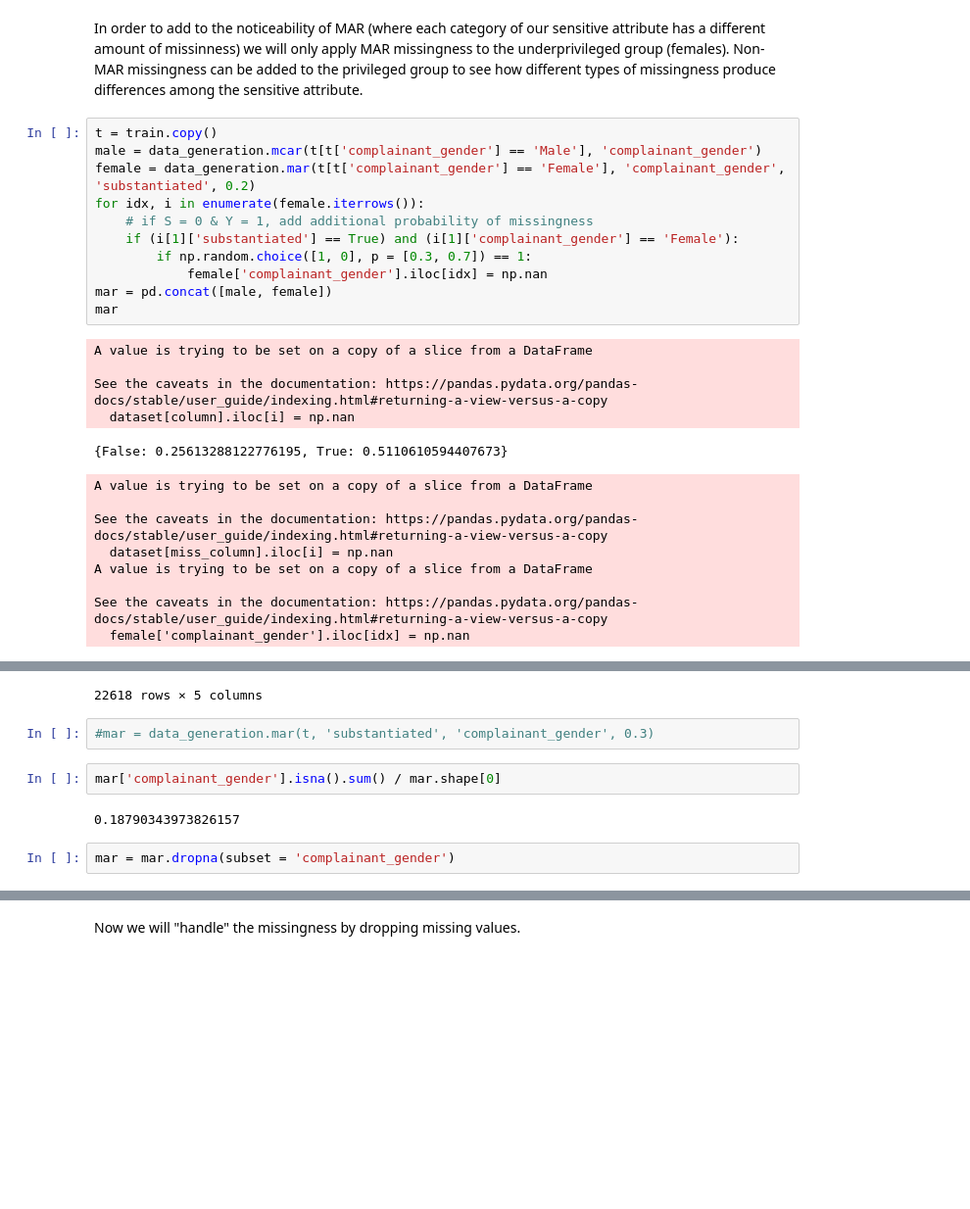
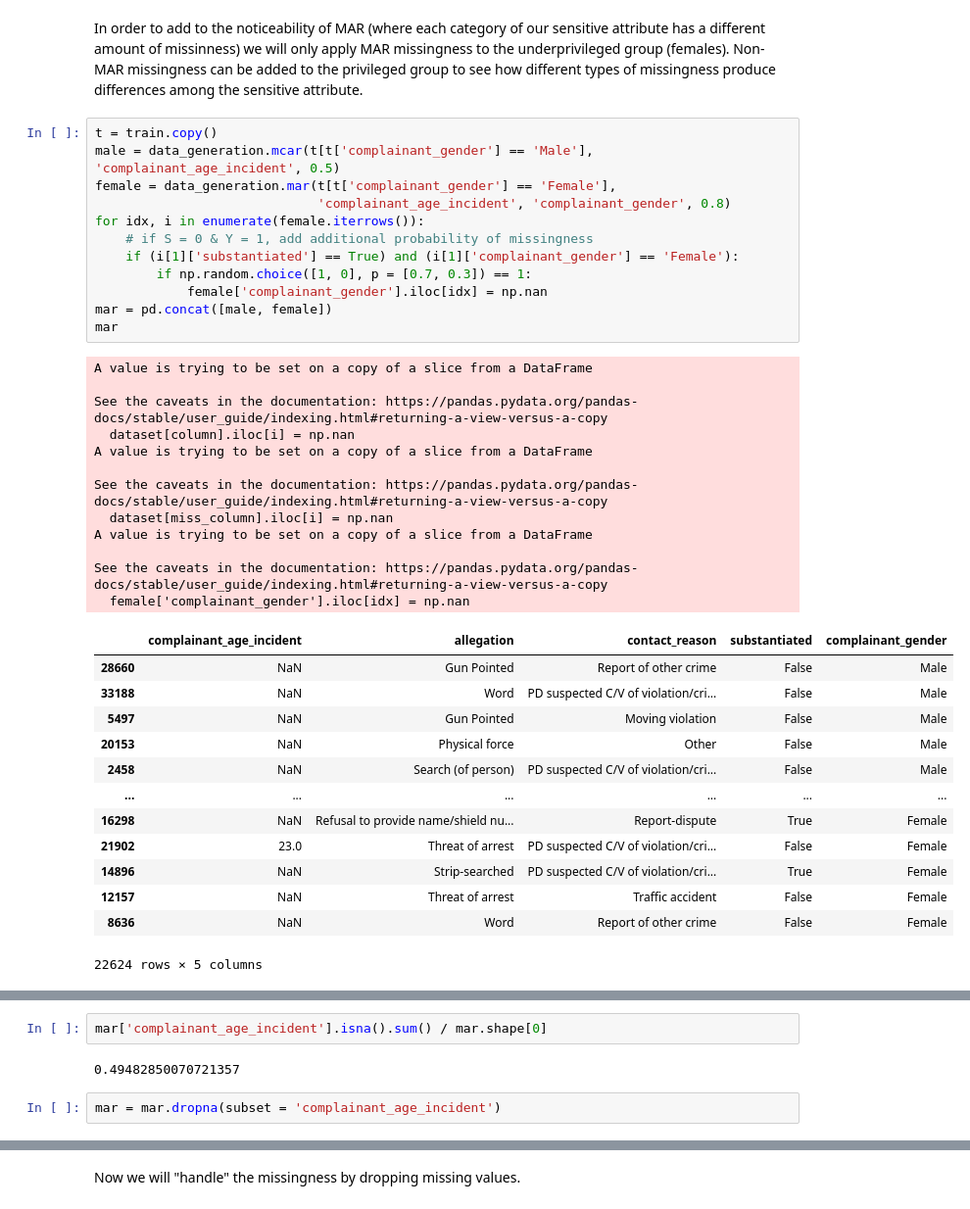
Before and after one commit to alecpanattoni/DSC180BProject, a Jupyter notebook: run.ipynb, the cells around one changed output, grey strips where cells are left out. Shown: that part at 98% size. Saved outputs shown, nothing was run; the diff lists cells and outputs as text; blank space fills up the shorter version.

```diff
--- a/run.ipynb
+++ b/run.ipynb
@@ -91,26 +91,39 @@ plt.legend(['MaleSub', 'MaleNot', 'FemaleSub', 'FemaleNot'])
 In order to add to the noticeability of MAR (where each category of our sensitive attribute has a different amount of missinness) we will only apply MAR missingness to the underprivileged group (females). Non-MAR missingness can be added to the privileged group to see how different types of missingness produce differences among the sensitive attribute.
 # %%
 t = train.copy()
-male = data_generation.mcar(t[t['complainant_gender'] == 'Male'], 'complainant_gender')
-female = data_generation.mar(t[t['complainant_gender'] == 'Female'], 'complainant_gender', 'substantiated', 0.2)
+male = data_generation.mcar(t[t['complainant_gender'] == 'Male'], 'complainant_age_incident', 0.5)
+female = data_generation.mar(t[t['complainant_gender'] == 'Female'],
+                             'complainant_age_incident', 'complainant_gender', 0.8)
 for idx, i in enumerate(female.iterrows()):
     # if S = 0 & Y = 1, add additional probability of missingness
     if (i[1]['substantiated'] == True) and (i[1]['complainant_gender'] == 'Female'):
-        if np.random.choice([1, 0], p = [0.3, 0.7]) == 1:
+        if np.random.choice([1, 0], p = [0.7, 0.3]) == 1:
             female['complainant_gender'].iloc[idx] = np.nan
 mar = pd.concat([male, female])
 mar
 # %% [output]
 A value is trying to be set on a copy of a slice from a DataFrame
 
 See the caveats in the documentation: https://pandas.pydata.org/pandas-docs/stable/user_guide/indexing.html#returning-a-view-versus-a-copy
   dataset[column].iloc[i] = np.nan
+A value is trying to be set on a copy of a slice from a DataFrame
+
+See the caveats in the documentation: https://pandas.pydata.org/pandas-docs/stable/user_guide/indexing.html#returning-a-view-versus-a-copy
+  dataset[miss_column].iloc[i] = np.nan
+A value is trying to be set on a copy of a slice from a DataFrame
+
+See the caveats in the documentation: https://pandas.pydata.org/pandas-docs/stable/user_guide/indexing.html#returning-a-view-versus-a-copy
+  female['complainant_gender'].iloc[idx] = np.nan
+|  | complainant_age_incident | allegation | contact_reason | substantiated | complainant_gender |
+| 28660 | NaN | Gun Pointed | Report of other crime | False | Male |
+| 33188 | NaN | Word | PD suspected C/V of violation/cri... | False | Male |
+| 5497 | NaN | Gun Pointed | Moving violation | False | Male |
+| 20153 | NaN | Physical force | Other | False | Male |
+| 2458 | NaN | Search (of person) | PD suspected C/V of violation/cri... | False | Male |
+| ... | ... | ... | ... | ... | ... |
+| 16298 | NaN | Refusal to provide name/shield nu... | Report-dispute | True | Female |
+| 21902 | 23.0 | Threat of arrest | PD suspected C/V of violation/cri... | False | Female |
+| 14896 | NaN | Strip-searched | PD suspected C/V of violation/cri... | True | Female |
+| 12157 | NaN | Threat of arrest | Traffic accident | False | Female |
+| 8636 | NaN | Word | Report of other crime | False | Female |
-{False: 0.25613288122776195, True: 0.5110610594407673}
+22624 rows × 5 columns
-A value is trying to be set on a copy of a slice from a DataFrame
-
-See the caveats in the documentation: https://pandas.pydata.org/pandas-docs/stable/user_guide/indexing.html#returning-a-view-versus-a-copy
-  dataset[miss_column].iloc[i] = np.nan
-A value is trying to be set on a copy of a slice from a DataFrame
-
-See the caveats in the documentation: https://pandas.pydata.org/pandas-docs/stable/user_guide/indexing.html#returning-a-view-versus-a-copy
-  female['complainant_gender'].iloc[idx] = np.nan
@@ -129,11 +130,8 @@ See the caveats in the documentation: https://pandas.pydata.org/pandas-docs/stab
-22618 rows × 5 columns
-# %%
-#mar = data_generation.mar(t, 'substantiated', 'complainant_gender', 0.3)
 # %%
-mar['complainant_gender'].isna().sum() / mar.shape[0]
+mar['complainant_age_incident'].isna().sum() / mar.shape[0]
 # %% [output]
-0.18790343973826157
+0.49482850070721357
 # %%
-mar = mar.dropna(subset = 'complainant_gender')
+mar = mar.dropna(subset = 'complainant_age_incident')
 # %%
 t = train.copy()
```
Also changed, not shown: parts of 16 cells of this notebook, 1 other file.
